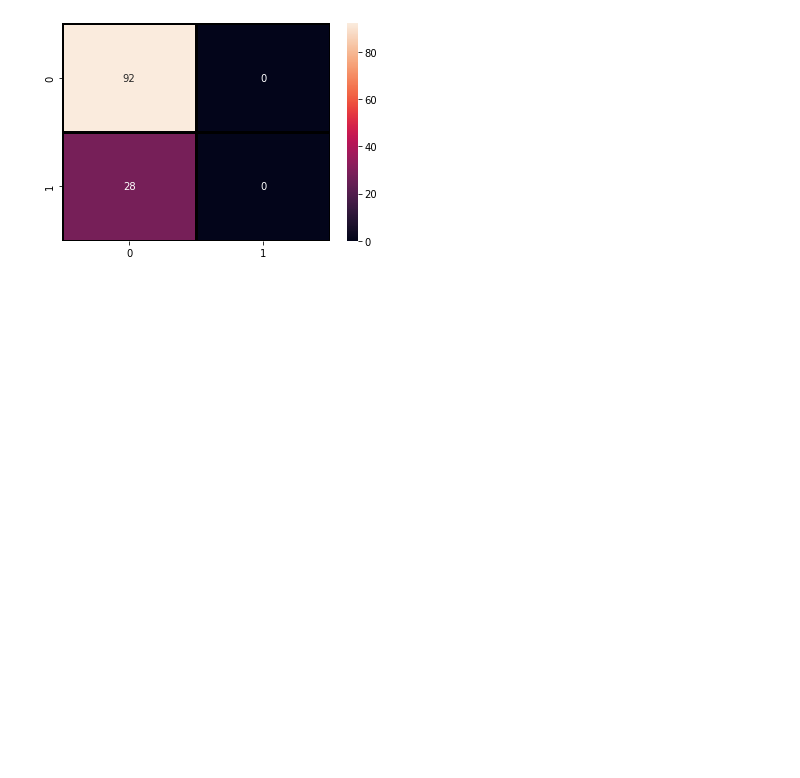
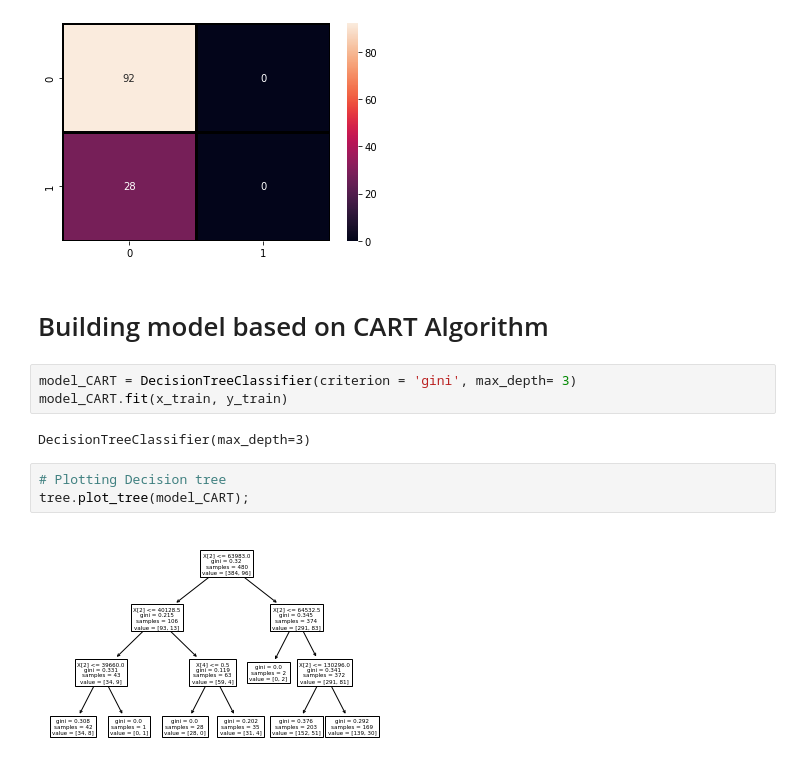
Before and after one commit to Ashwinibs19/Assignment-11-Decision-Tree-Fraud_Check, a Jupyter notebook: Assignment 11 Decision tree Fraudcheck.ipynb, the cells around one changed output. Cells and saved outputs as stored; diff of their text form; blank space fills up the shorter version.

```diff
--- a/Assignment 11 Decision tree Fraudcheck.ipynb
+++ b/Assignment 11 Decision tree Fraudcheck.ipynb
@@ -305,3 +375,15 @@ Classification Report                precision    recall  f1-score   support
    macro avg       0.38      0.50      0.43       120
 weighted avg       0.59      0.77      0.67       120
 [figure]
+# %% [markdown]
+# Building model based on CART Algorithm
+# %%
+model_CART = DecisionTreeClassifier(criterion = 'gini', max_depth= 3)
+model_CART.fit(x_train, y_train)
+# %% [output]
+DecisionTreeClassifier(max_depth=3)
+# %%
+# Plotting Decision tree
+tree.plot_tree(model_CART);
+# %% [output]
+[figure, added]
```
Also changed, not shown: parts of 12 cells of this notebook.
